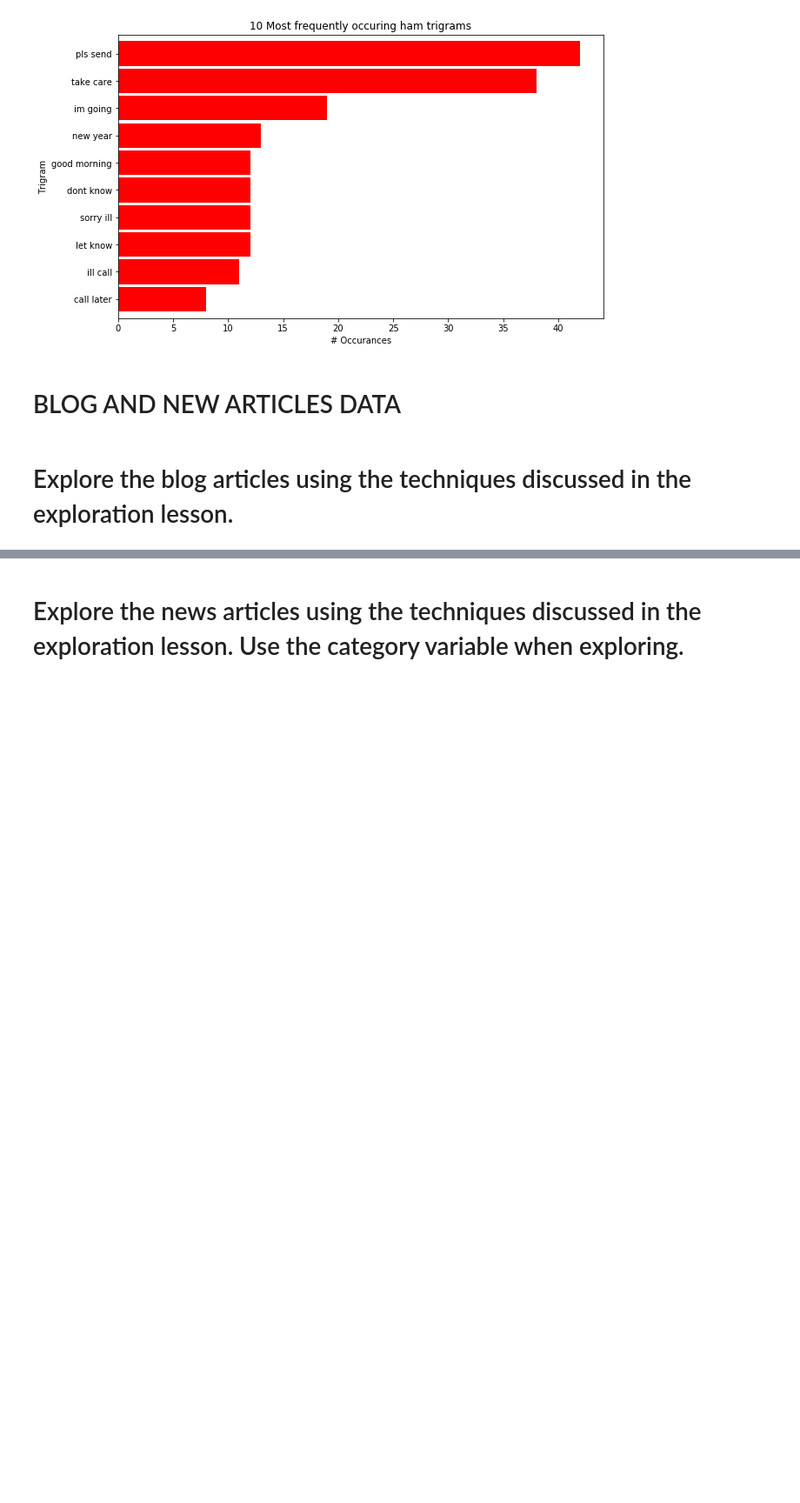
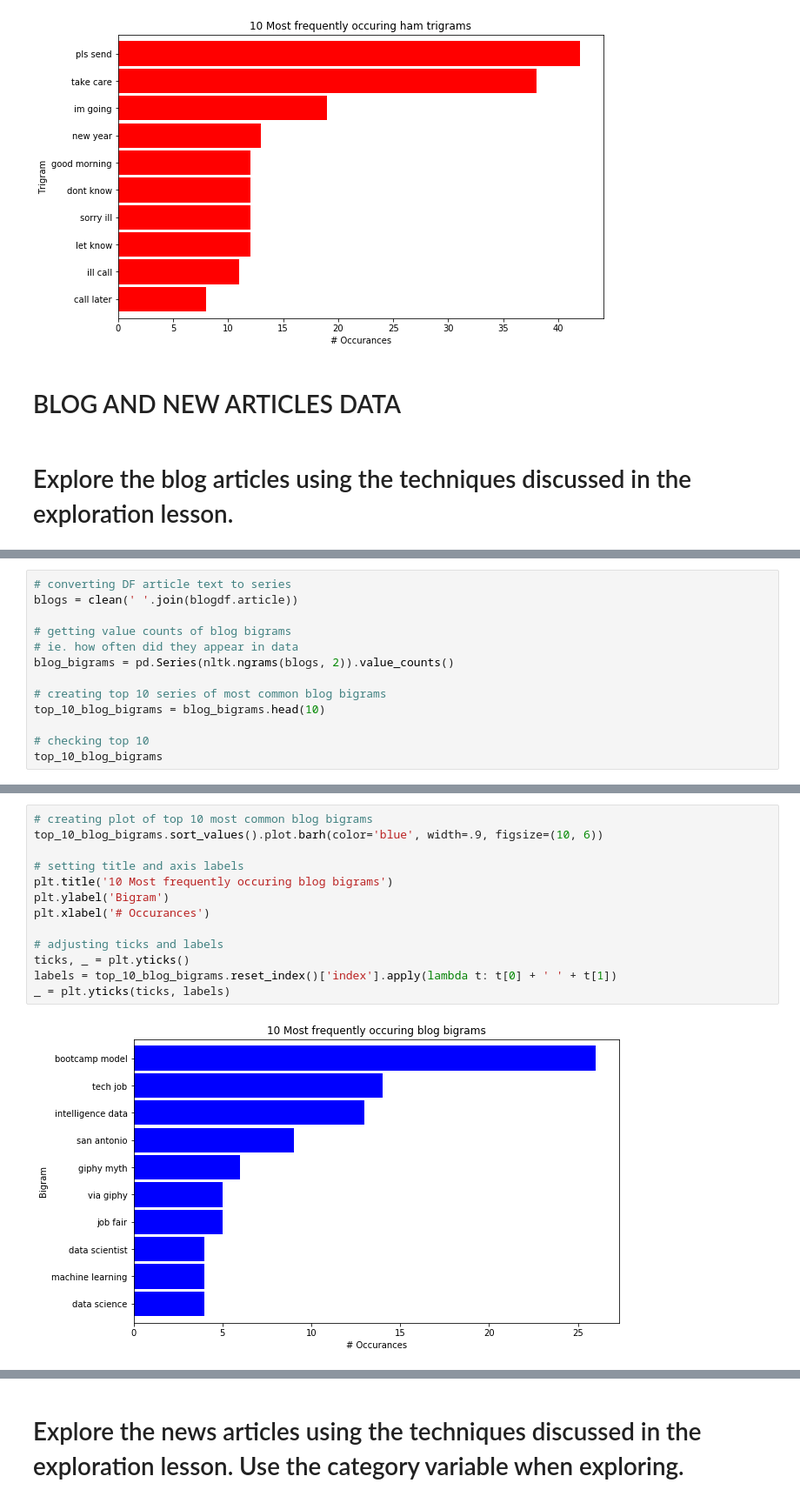
Before and after one commit to SamuelD-Data/natural-language-processing-exercises, a Jupyter notebook: explore.ipynb, the cells around one changed output, grey strips where cells are left out. Shown: that part at 87% size. Saved outputs shown, nothing was run; the diff lists cells and outputs as text; blank space fills up the shorter version.

```diff
--- a/explore.ipynb
+++ b/explore.ipynb
@@ -291,0 +283,13 @@ all_words = clean(' '.join(df.text))
+# %%
+# converting DF article text to series
+blogs = clean(' '.join(blogdf.article))
+
+# getting value counts of blog bigrams
+# ie. how often did they appear in data
+blog_bigrams = pd.Series(nltk.ngrams(blogs, 2)).value_counts()
+
+# creating top 10 series of most common blog bigrams
+top_10_blog_bigrams = blog_bigrams.head(10)
+
+# checking top 10
+top_10_blog_bigrams
@@ -291,0 +308,15 @@ all_words = clean(' '.join(df.text))
+# %%
+# creating plot of top 10 most common blog bigrams
+top_10_blog_bigrams.sort_values().plot.barh(color='blue', width=.9, figsize=(10, 6))
+
+# setting title and axis labels
+plt.title('10 Most frequently occuring blog bigrams')
+plt.ylabel('Bigram')
+plt.xlabel('# Occurances')
+
+# adjusting ticks and labels
+ticks, _ = plt.yticks()
+labels = top_10_blog_bigrams.reset_index()['index'].apply(lambda t: t[0] + ' ' + t[1])
+_ = plt.yticks(ticks, labels)
+# %% [output]
+[figure, added]
```
Also changed, not shown: parts of 10 cells of this notebook.
